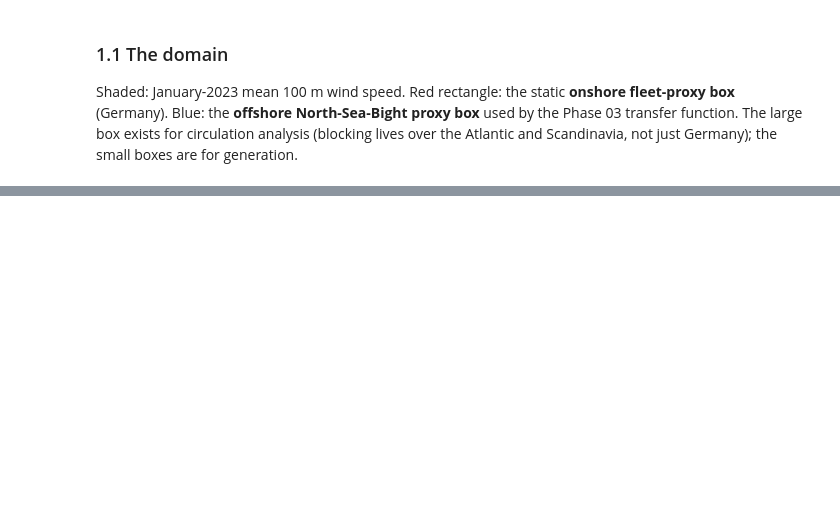
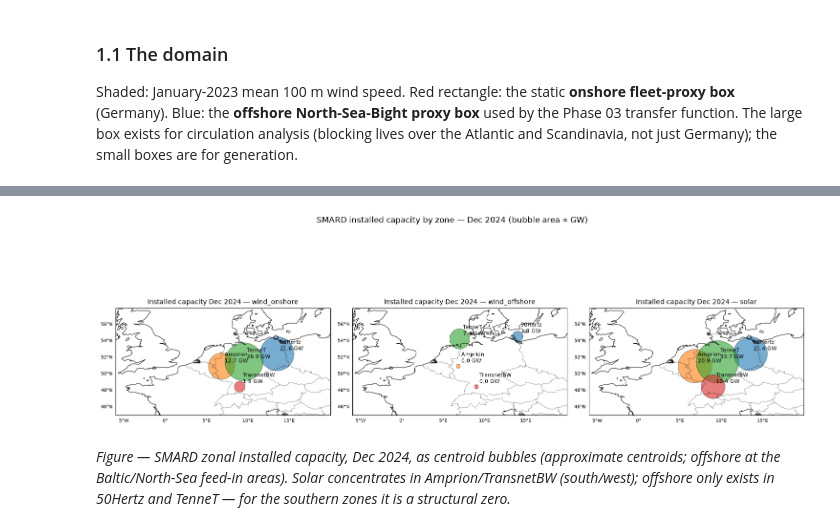
Before and after one commit to TunaHim/EuroGrid-Climate-Dynamics, a Jupyter notebook: notebooks/01_eda.ipynb, the cells around one changed output, grey strips where cells are left out. Cells and saved outputs as stored; diff of their text form; code cells hidden in the pictures; blank space fills up the shorter version.

```diff
--- a/notebooks/01_eda.ipynb
+++ b/notebooks/01_eda.ipynb
@@ -520,0 +429,34 @@ the same diagnostics reproduce ERA5's known answers — that is the evaluative l
+# %%
+# Zonal installed-capacity map: bubble at each zone's approximate centroid, sized by GW,
+# separately per technology. Offshore bubbles at sea (50Hertz=Baltic, TenneT=North Sea).
+CENTROIDS = {  # approximate TSO-zone centroids (lat, lon), display only
+    "50Hertz": (52.5, 13.5),
+    "TenneT": (51.5, 9.5),
+    "Amprion": (51.0, 6.8),
+    "TransnetBW": (48.5, 9.0),
+}
+OFFSHORE_SEA = {"50Hertz": (54.6, 14.0), "TenneT": (54.3, 7.0)}  # Baltic / North Sea
+
+fig, axes = plt.subplots(1, 3, figsize=(15, 6), subplot_kw={"projection": PC})
+for ax, var in zip(axes, ["wind_onshore", "wind_offshore", "solar"], strict=True):
+    map_ax(ax, f"Installed capacity Dec 2024 — {var}")
+    cap = frames["2024-11..12"]["cap"].filter(
+        pl.col("variable") == var, pl.col("time") == pl.col("time").max()
+    )
+    for r in cap.iter_rows(named=True):
+        z, v = r["zone"], r["value_mw"] / 1000
+        lat, lon = OFFSHORE_SEA.get(z, CENTROIDS[z]) if var == "wind_offshore" else CENTROIDS[z]
+        ax.scatter(lon, lat, s=40 + v * 120, transform=PC, alpha=0.6, edgecolors="k", lw=0.5)
+        ax.text(lon + 0.4, lat + 0.4, f"{z}\n{v:.1f} GW", fontsize=8, transform=PC)
+    ax.set_xlim(-6, 20)
+    ax.set_ylim(45, 58)
+fig.suptitle("SMARD installed capacity by zone — Dec 2024 (bubble area ∝ GW)")
+fig.tight_layout()
+plt.show()
+# %% [output]
+[figure, added]
+# %% [markdown]
+*Figure — SMARD zonal installed capacity, Dec 2024, as centroid bubbles (approximate*
+*centroids; offshore at the Baltic/North-Sea feed-in areas). Solar concentrates in*
+*Amprion/TransnetBW (south/west); offshore only exists in 50Hertz and TenneT — for the*
+*southern zones it is a structural zero.*
```
Also changed, not shown: parts of 44 cells of this notebook.
